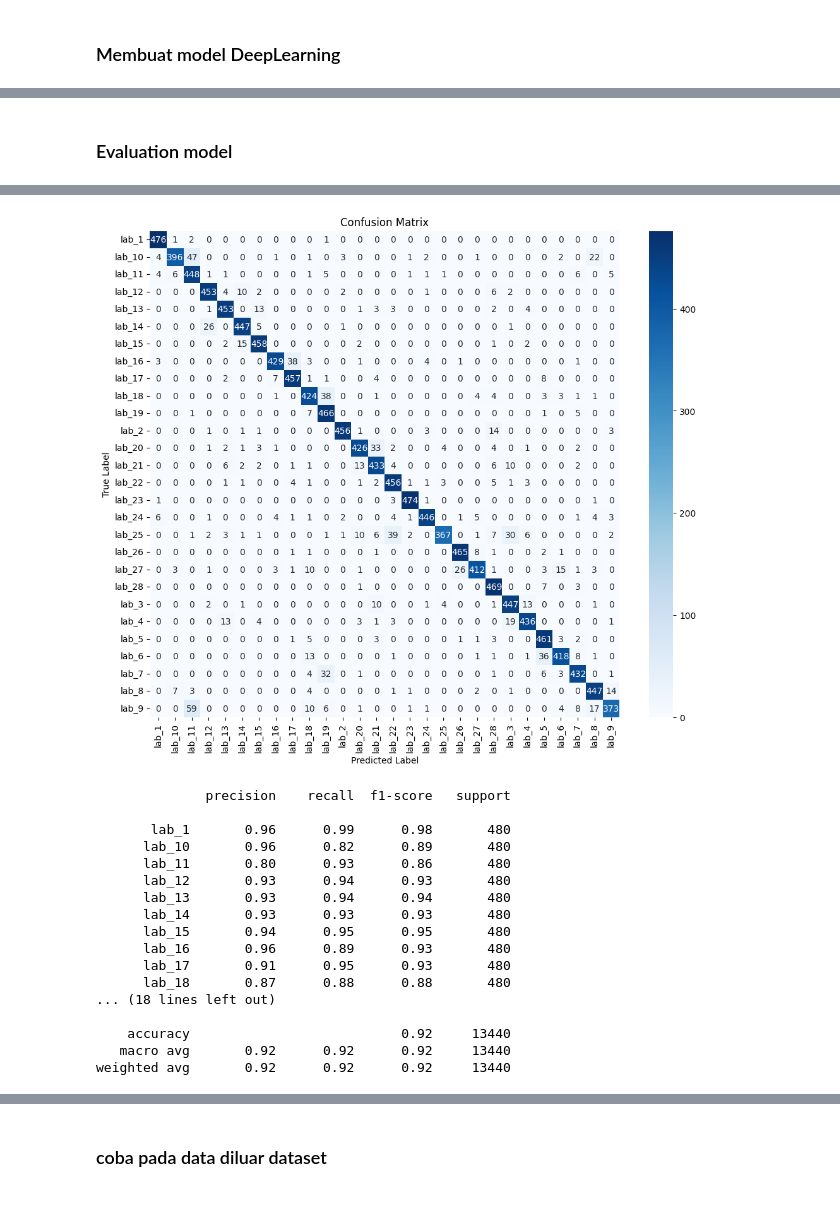
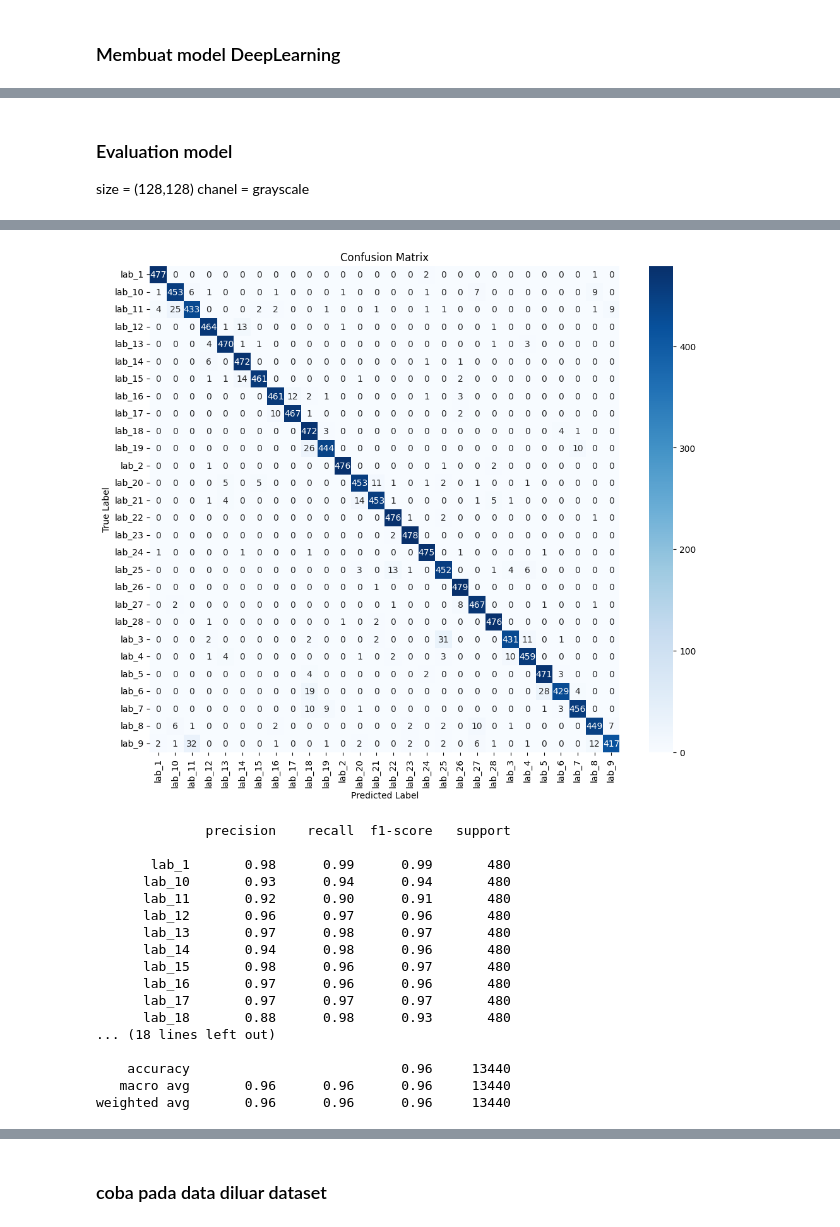
Before and after one commit to adilagagagah/KKN-HijaiyahCam, a Jupyter notebook: main2.ipynb, the cells around one changed output, grey strips where cells are left out. Cells and saved outputs as stored; diff of their text form; code cells hidden in the pictures.

Commit message:
membuat model baru dengan tulisan hitam dan latar putih

```diff
--- a/main2.ipynb
+++ b/main2.ipynb
@@ -226,0 +234,10 @@ Epoch 100: val_accuracy did not improve from 0.88504
+# %%
+for images, labels in train_generator:
+    plt.figure(figsize=(12, 3.3))
+    for i in range(16):
+        plt.subplot(2, 8, i+1)
+        plt.imshow(images[i])
+        plt.title(f'Label {number_to_text[labels[i].argmax()]}')
+        plt.axis('off')
+    plt.show()
+    break
@@ -227,5 +284,8 @@ Epoch 100: val_accuracy did not improve from 0.88504
 # %% [markdown]
 ### Evaluation model
+
+size = (128,128)
+chanel = grayscale
 # %%
 label_mapping = {
     'lab_1': 'alif',
@@ -285,8 +345,7 @@ def load_images_from_folders(base_folder):
     return images, labels, class_names
 
 # Load the model
-model = load_model('model/model_93_0.89.h5')
-#model = load_model('model/model_38_0.86.h5')
+model = load_model('model/model_2_28_0.93_0.91.h5')
 
 # Path to the dataset folder
 base_folder = 'data/Data_Train_Images'
@@ -316,18 +375,18 @@ print(classification_report(true_labels, predicted_classes, target_names=class_n
-[figure, old version]
+[figure, new version]
               precision    recall  f1-score   support
 
-       lab_1       0.96      0.99      0.98       480
-      lab_10       0.96      0.82      0.89       480
-      lab_11       0.80      0.93      0.86       480
-      lab_12       0.93      0.94      0.93       480
-      lab_13       0.93      0.94      0.94       480
-      lab_14       0.93      0.93      0.93       480
-      lab_15       0.94      0.95      0.95       480
-      lab_16       0.96      0.89      0.93       480
-      lab_17       0.91      0.95      0.93       480
-      lab_18       0.87      0.88      0.88       480
+       lab_1       0.98      0.99      0.99       480
+      lab_10       0.93      0.94      0.94       480
+      lab_11       0.92      0.90      0.91       480
+      lab_12       0.96      0.97      0.96       480
+      lab_13       0.97      0.98      0.97       480
+      lab_14       0.94      0.98      0.96       480
+      lab_15       0.98      0.96      0.97       480
+      lab_16       0.97      0.96      0.96       480
+      lab_17       0.97      0.97      0.97       480
+      lab_18       0.88      0.98      0.93       480
 ... (18 lines left out)
 
-    accuracy                           0.92     13440
-   macro avg       0.92      0.92      0.92     13440
-weighted avg       0.92      0.92      0.92     13440
+    accuracy                           0.96     13440
+   macro avg       0.96      0.96      0.96     13440
+weighted avg       0.96      0.96      0.96     13440
```
Also changed, not shown: parts of 16 cells of this notebook, 4 other files.
